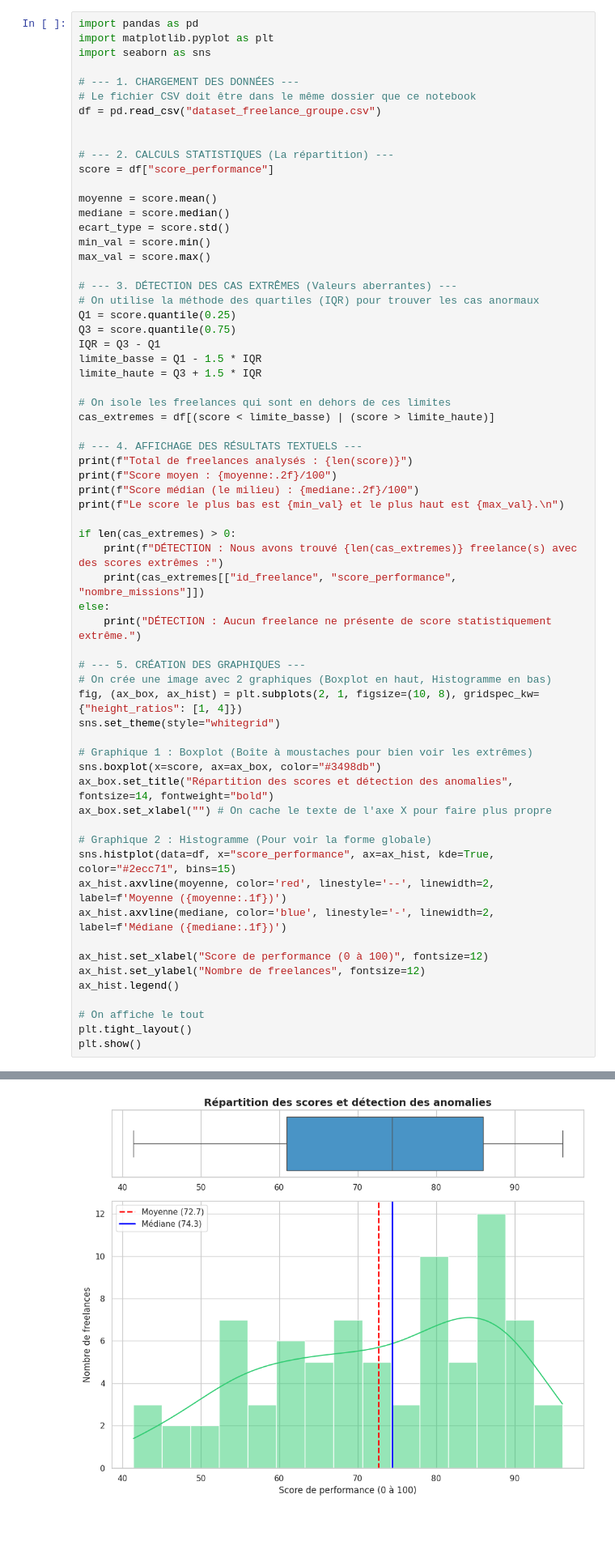
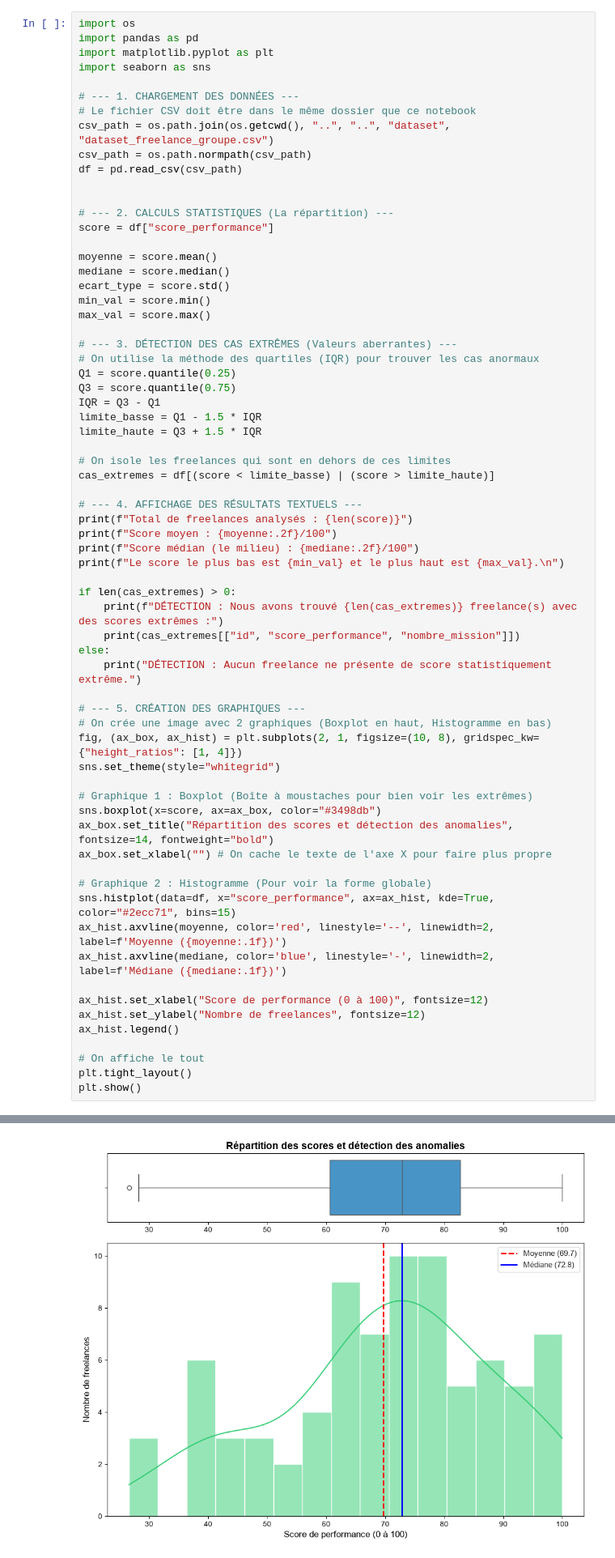
Before and after one commit to Jordan-MD/freelance-platform-analytics, a Jupyter notebook: analysis/notebooks/test_analyse_uni.ipynb, the cells around one changed output, grey strips where cells are left out. Shown at 81% size. Saved outputs shown, nothing was run; the diff lists cells and outputs as text; blank space fills up the shorter version.

```diff
--- a/analysis/notebooks/test_analyse_uni.ipynb
+++ b/analysis/notebooks/test_analyse_uni.ipynb
@@ -1,11 +1,14 @@
 # %%
+import os
 import pandas as pd
 import matplotlib.pyplot as plt
 import seaborn as sns
 
 # --- 1. CHARGEMENT DES DONNÉES ---
 # Le fichier CSV doit être dans le même dossier que ce notebook
-df = pd.read_csv("dataset_freelance_groupe.csv")
+csv_path = os.path.join(os.getcwd(), "..", "..", "dataset", "dataset_freelance_groupe.csv")
+csv_path = os.path.normpath(csv_path)
+df = pd.read_csv(csv_path)
 
 
 # --- 2. CALCULS STATISTIQUES (La répartition) ---
@@ -36,7 +39,7 @@ print(f"Le score le plus bas est {min_val} et le plus haut est {max_val}.\n")
 
 if len(cas_extremes) > 0:
     print(f"DÉTECTION : Nous avons trouvé {len(cas_extremes)} freelance(s) avec des scores extrêmes :")
-    print(cas_extremes[["id_freelance", "score_performance", "nombre_missions"]])
+    print(cas_extremes[["id", "score_performance", "nombre_mission"]])
 else:
     print("DÉTECTION : Aucun freelance ne présente de score statistiquement extrême.")
 
@@ -72 +77 @@ DÉTECTION : Aucun freelance ne présente de score statistiquement extrême.
-[figure, old version]
+[figure, new version]
```
Also changed, not shown: parts of 1 cell of this notebook, 10 other files.
